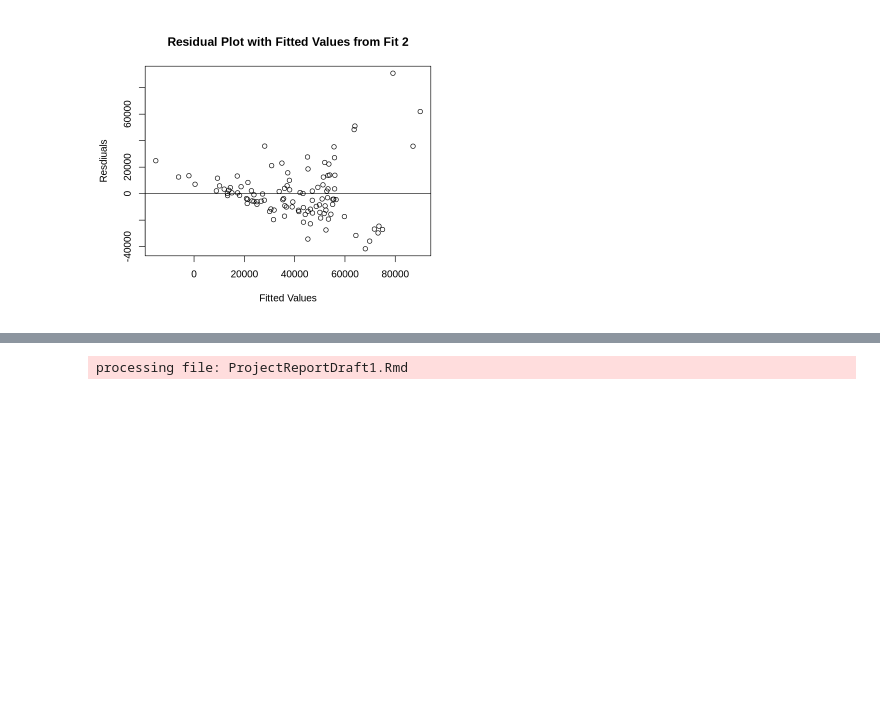
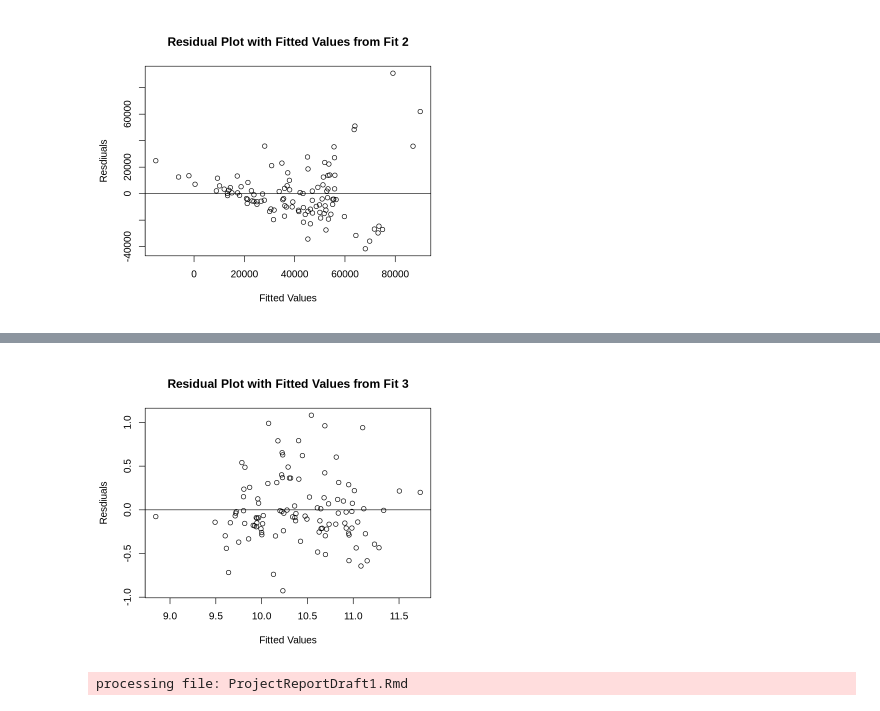
Before and after one commit to wilkmzhou/STAT306_PROJECT_REPORT_2026, a Jupyter notebook: ProjectReportDraft1.ipynb, the cells around one changed output, grey strips where cells are left out. Saved outputs shown, nothing was run; the diff lists cells and outputs as text; code cells hidden in the pictures; blank space fills up the shorter version.

Commit message:
Log transformed Price_USD, Vehicle_Age, and Mileage_Miles

```diff
--- a/ProjectReportDraft1.ipynb
+++ b/ProjectReportDraft1.ipynb
@@ -174,3 +192,7 @@ plot(fitted(benzFit2), resid(benzFit2), main = "Residual Plot with Fitted Values
 abline(0,0)
 # %% [output]
 [figure]
+# %%
+benzFit3 <- lm(log(Price_USD) ~ log(Vehicle_Age) + log(Mileage_Miles) + Body_Type + Is_4MATIC, data = benzData)
+
+summary(benzFit3)
@@ -177,3 +228,8 @@ abline(0,0)
+# %%
+plot(fitted(benzFit3), resid(benzFit3), main = "Residual Plot with Fitted Values from Fit 3", xlab = "Fitted Values", ylab = "Resdiuals") # plot residuals and fitted values
+abline(0,0)
+# %% [output]
+[figure, added]
 # %%
 rmarkdown::convert_ipynb("ProjectReportDraft1.ipynb")
 # %%
```
Also changed, not shown: parts of 4 cells of this notebook.
